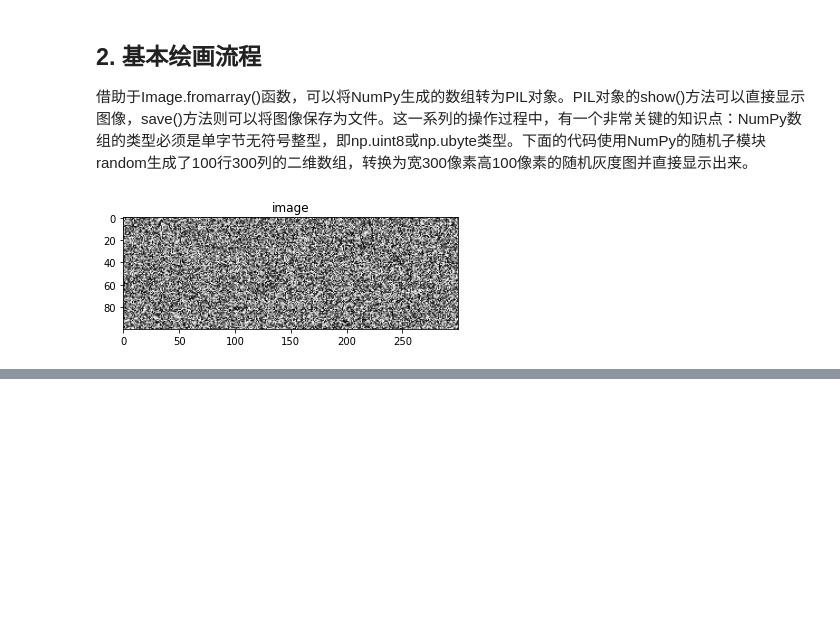
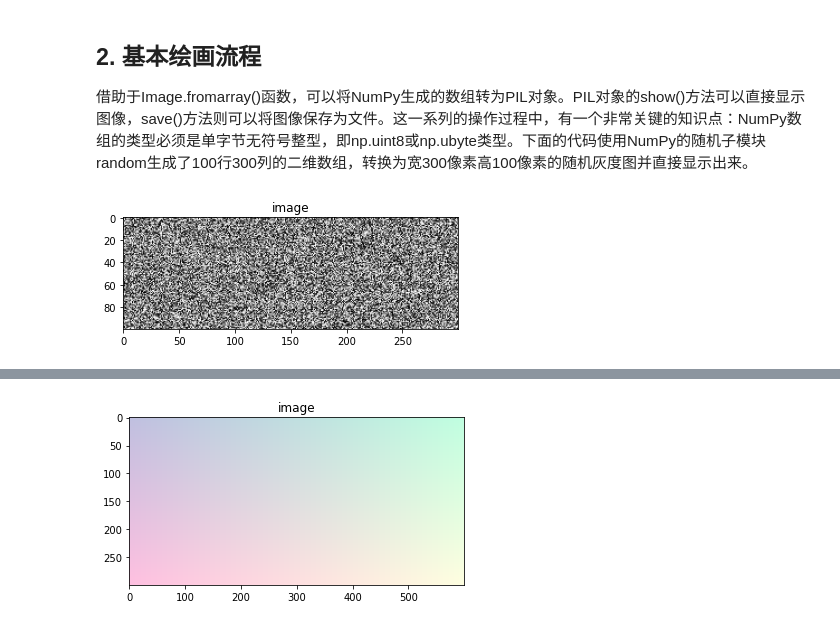
Before and after one commit to math-with-python/linear_algebra, a Jupyter notebook: test.ipynb, the cells around one changed output, grey strips where cells are left out. Cells and saved outputs as stored; diff of their text form; code cells hidden in the pictures; blank space fills up the shorter version.

```diff
--- a/test.ipynb
+++ b/test.ipynb
@@ -47,0 +64,13 @@ im.show()
+# %%
+r = np.tile(np.linspace(192,255,300, dtype=np.uint8), (600,1)).T
+g = np.tile(np.linspace(192,255,600, dtype=np.uint8), (300,1))
+b = np.ones((300,600), dtype=np.uint8)*224
+im = np.dstack((r,g,b))
+im = Image.fromarray(im,mode='RGB')
+
+plt.imshow(im)
+plt.axis('on')  # 打开坐标轴，关闭为off
+plt.title('image')  # 图像标题
+plt.show()
+# %% [output]
+[figure, added]
```
Also changed, not shown: parts of 5 cells of this notebook, 1 other file.
